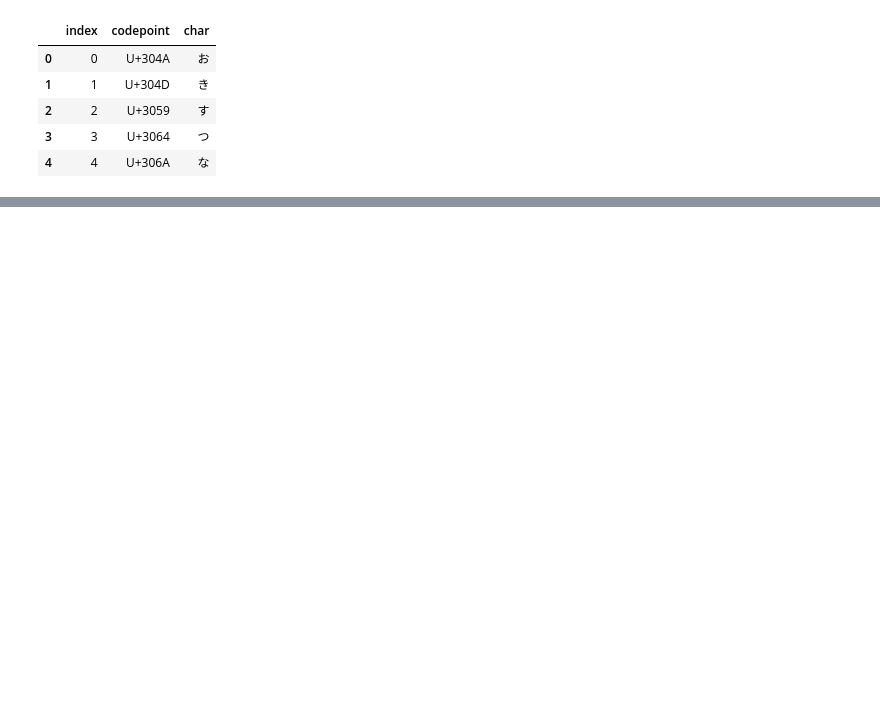
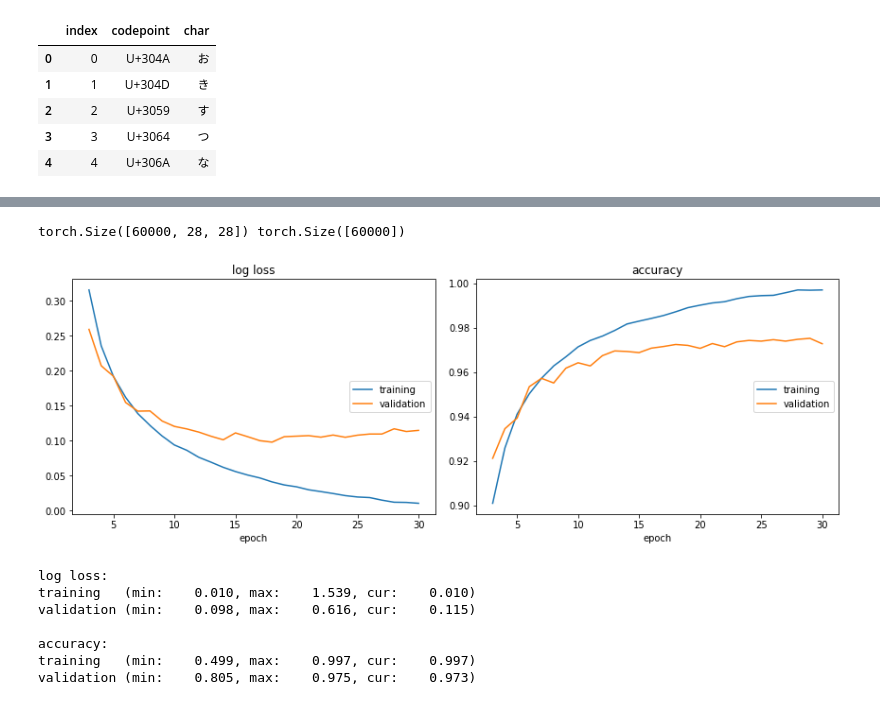
Before and after one commit to dekape/kmnist, a Jupyter notebook: KMNIST.ipynb, the cells around one changed output, grey strips where cells are left out. Cells and saved outputs as stored; diff of their text form; code cells hidden in the pictures; blank space fills up the shorter version.

Commit message:
First training LeNET

```diff
--- a/KMNIST.ipynb
+++ b/KMNIST.ipynb
@@ -28,0 +301,55 @@ classmap.head()
+# %%
+# Hyperparameters
+lr = 1e-2
+momentum = 0.5
+batch_size = 64
+test_batch_size = 1000
+n_epochs = 30
+# %%
+# Model and Optimiser selection
+
+class LeNet5(nn.Module):
+  def __init__(self):
+    super(LeNet5, self).__init__()
+    # The implementation of the LeNet5 architecture
+    self.c1 = nn.Conv2d(1, 6, kernel_size=5, stride=1, padding=2)
+    self.s2 = nn.MaxPool2d(kernel_size=2, stride=2)
+    self.c3 = nn.Conv2d(6, 16, kernel_size=5, stride=1)
+    self.s4 = nn.MaxPool2d(kernel_size=2, stride=2)
+    self.c5 = nn.Linear(16*5*5, 120)
+    self.f6 = nn.Linear(120, 84)
+    self.output = nn.Linear(84, 10)
+    self.act = nn.ReLU()
+
+  def forward(self, x):
+    # Applying the ReLU activation function throughout the net
+    x = self.act(self.c1(x))
+    x = self.act(self.s2(x))
+    x = self.act(self.c3(x))
+    x = self.act(self.s4(x))
+    x = x.view(-1, x.size(1)*x.size(2)*x.size(3))
+    x = self.act(self.c5(x))
+    x = self.act(self.f6(x))
+    return self.output(x)
+
+model = LeNet5()
+optimiser = torch.optim.SGD(model.parameters(), lr=lr, momentum=momentum)
+loss_function = nn.CrossEntropyLoss()
+# %%
+learning = SupervisedLearning(X, y, model, optimiser, loss_function, batch_size, test_batch_size,
+                              n_epochs=n_epochs, device=device)
+# %%
+print(X.shape, y.shape)
+# %% [output]
+torch.Size([60000, 28, 28]) torch.Size([60000])
+# %%
+learning.train_model()
+# %% [output]
+[figure, added]
+log loss:
+training   (min:    0.010, max:    1.539, cur:    0.010)
+validation (min:    0.098, max:    0.616, cur:    0.115)
+
+accuracy:
+training   (min:    0.499, max:    0.997, cur:    0.997)
+validation (min:    0.805, max:    0.975, cur:    0.973)
```
Also changed, not shown: parts of 8 cells of this notebook.
